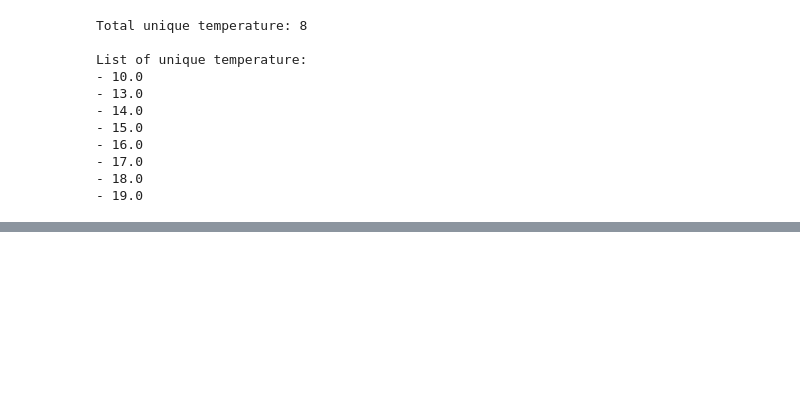
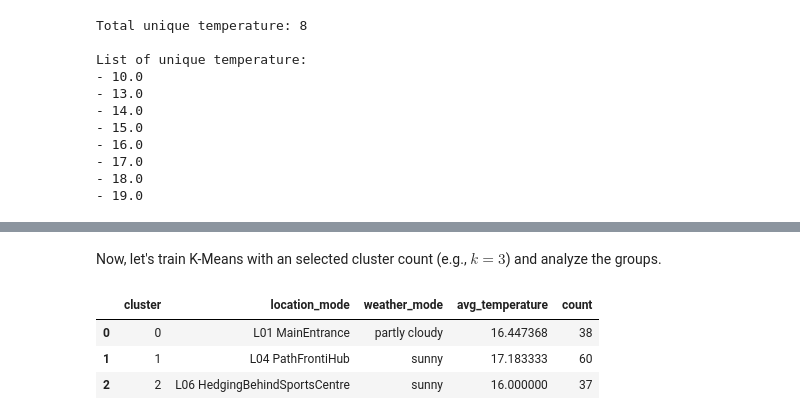
Before and after one commit to jose2049/ml-project-colab, a Jupyter notebook: CampusDataSet.ipynb, the cells around one changed output, grey strips where cells are left out. Cells and saved outputs as stored; diff of their text form; code cells hidden in the pictures; blank space fills up the shorter version.

```diff
--- a/CampusDataSet.ipynb
+++ b/CampusDataSet.ipynb
@@ -237,0 +302,22 @@ temperature_mapping = {
+# %% [markdown]
+Now, let's train K-Means with an selected cluster count (e.g., $k=3$) and analyze the groups.
+# %%
+# We will choose 3 clusters based on the elbow or features
+k_optimal = 3
+kmeans_model = KMeans(n_clusters=k_optimal, init='k-means++', random_state=42, n_init='auto')
+df['cluster'] = kmeans_model.fit_predict(X_scaled)
+
+# Display the average profile of each cluster in original values
+cluster_summary = df.groupby('cluster')[['location', 'weather', 'temperature_numeric']].agg(
+    location_mode=pd.NamedAgg(column='location', aggfunc=lambda x: x.mode()[0] if not x.mode().empty else 'none'),
+    weather_mode=pd.NamedAgg(column='weather', aggfunc=lambda x: x.mode()[0] if not x.mode().empty else 'none'),
+    avg_temperature=pd.NamedAgg(column='temperature_numeric', aggfunc='mean'),
+    count=pd.NamedAgg(column='temperature_numeric', aggfunc='count')
+).reset_index()
+
+display(cluster_summary)
+# %% [output]
+|  | cluster | location_mode | weather_mode | avg_temperature | count |
+| 0 | 0 | L01 MainEntrance | partly cloudy | 16.447368 | 38 |
+| 1 | 1 | L04 PathFrontiHub | sunny | 17.183333 | 60 |
+| 2 | 2 | L06 HedgingBehindSportsCentre | sunny | 16.000000 | 37 |
```
Also changed, not shown: parts of 13 cells of this notebook.
